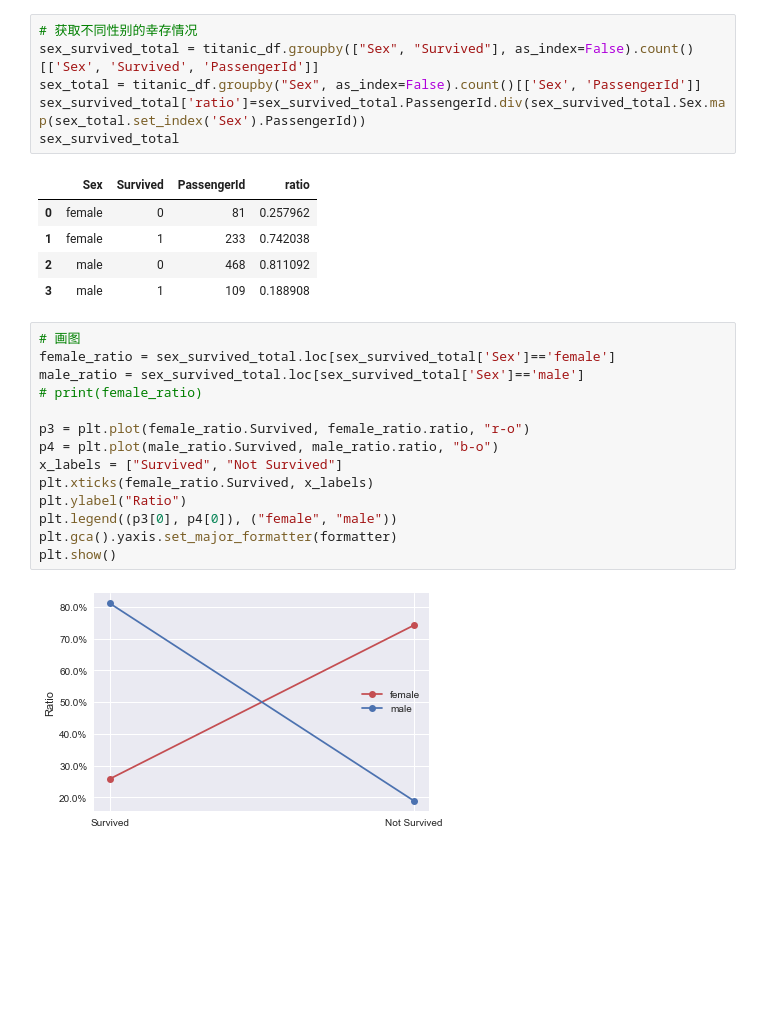
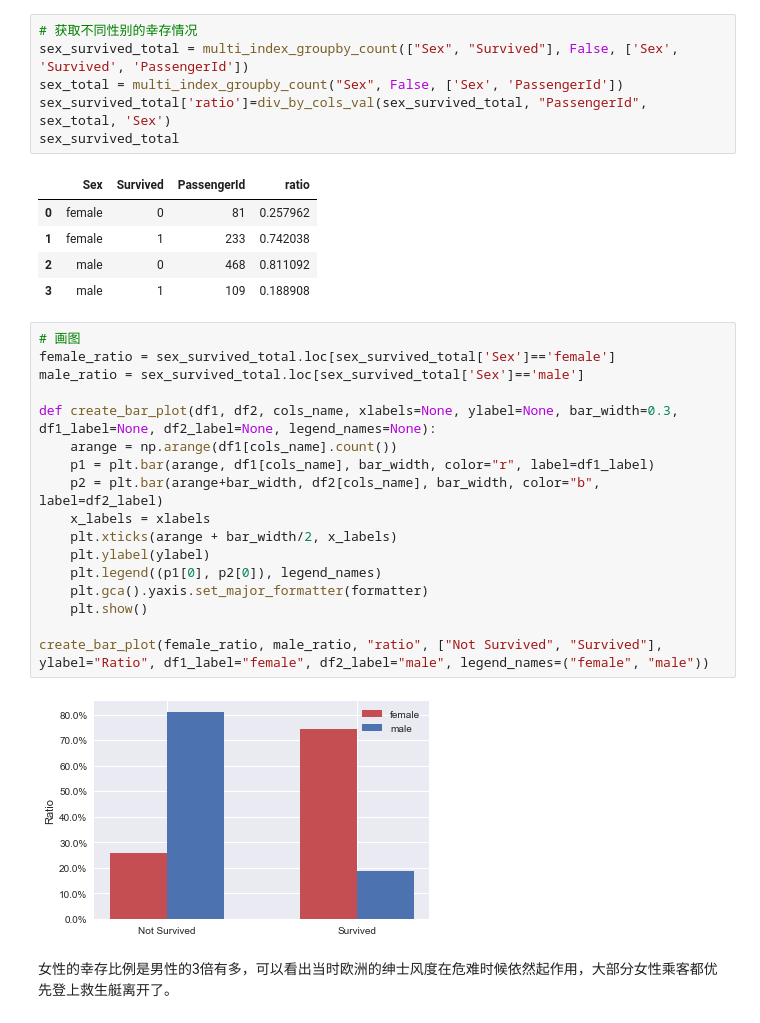
Before and after one commit to niko-liu/data_analysis, a Jupyter notebook: titanic-data-analyse.ipynb, the cells around one changed output. Drawn from its saved outputs; the diff is of its cells as text; blank space fills up the shorter version.

```diff
--- a/titanic-data-analyse.ipynb
+++ b/titanic-data-analyse.ipynb
@@ -207,9 +224,9 @@ plt.show()
 ## 幸存和性别是否相关？
 # %%
 # 获取不同性别的幸存情况
-sex_survived_total = titanic_df.groupby(["Sex", "Survived"], as_index=False).count()[['Sex', 'Survived', 'PassengerId']]
-sex_total = titanic_df.groupby("Sex", as_index=False).count()[['Sex', 'PassengerId']]
-sex_survived_total['ratio']=sex_survived_total.PassengerId.div(sex_survived_total.Sex.map(sex_total.set_index('Sex').PassengerId))
+sex_survived_total = multi_index_groupby_count(["Sex", "Survived"], False, ['Sex', 'Survived', 'PassengerId'])
+sex_total = multi_index_groupby_count("Sex", False, ['Sex', 'PassengerId'])
+sex_survived_total['ratio']=div_by_cols_val(sex_survived_total, "PassengerId", sex_total, 'Sex')
 sex_survived_total
 # %% [output]
 |  | Sex | Survived | PassengerId | ratio |
@@ -217,19 +234,24 @@ sex_survived_total
 | 1 | female | 1 | 233 | 0.742038 |
 | 2 | male | 0 | 468 | 0.811092 |
 | 3 | male | 1 | 109 | 0.188908 |
-# %%
-# 画图
-female_ratio = sex_survived_total.loc[sex_survived_total['Sex']=='female']
-male_ratio = sex_survived_total.loc[sex_survived_total['Sex']=='male']
-# print(female_ratio)
-
-p3 = plt.plot(female_ratio.Survived, female_ratio.ratio, "r-o")
-p4 = plt.plot(male_ratio.Survived, male_ratio.ratio, "b-o")
-x_labels = ["Survived", "Not Survived"]
-plt.xticks(female_ratio.Survived, x_labels)
-plt.ylabel("Ratio")
-plt.legend((p3[0], p4[0]), ("female", "male"))
-plt.gca().yaxis.set_major_formatter(formatter)
-plt.show()
-# %% [output]
-[figure, removed]
+# %%
+# 画图
+female_ratio = sex_survived_total.loc[sex_survived_total['Sex']=='female']
+male_ratio = sex_survived_total.loc[sex_survived_total['Sex']=='male']
+
+def create_bar_plot(df1, df2, cols_name, xlabels=None, ylabel=None, bar_width=0.3, df1_label=None, df2_label=None, legend_names=None):
+    arange = np.arange(df1[cols_name].count())
+    p1 = plt.bar(arange, df1[cols_name], bar_width, color="r", label=df1_label)
+    p2 = plt.bar(arange+bar_width, df2[cols_name], bar_width, color="b", label=df2_label)
+    x_labels = xlabels
+    plt.xticks(arange + bar_width/2, x_labels)
+    plt.ylabel(ylabel)
+    plt.legend((p1[0], p2[0]), legend_names)
+    plt.gca().yaxis.set_major_formatter(formatter)
+    plt.show()
+
+create_bar_plot(female_ratio, male_ratio, "ratio", ["Not Survived", "Survived"], ylabel="Ratio", df1_label="female", df2_label="male", legend_names=("female", "male"))
+# %% [output]
+[figure, added]
+# %% [markdown]
+女性的幸存比例是男性的3倍有多，可以看出当时欧洲的绅士风度在危难时候依然起作用，大部分女性乘客都优先登上救生艇离开了。
```
Also changed, not shown: parts of 7 cells of this notebook.
